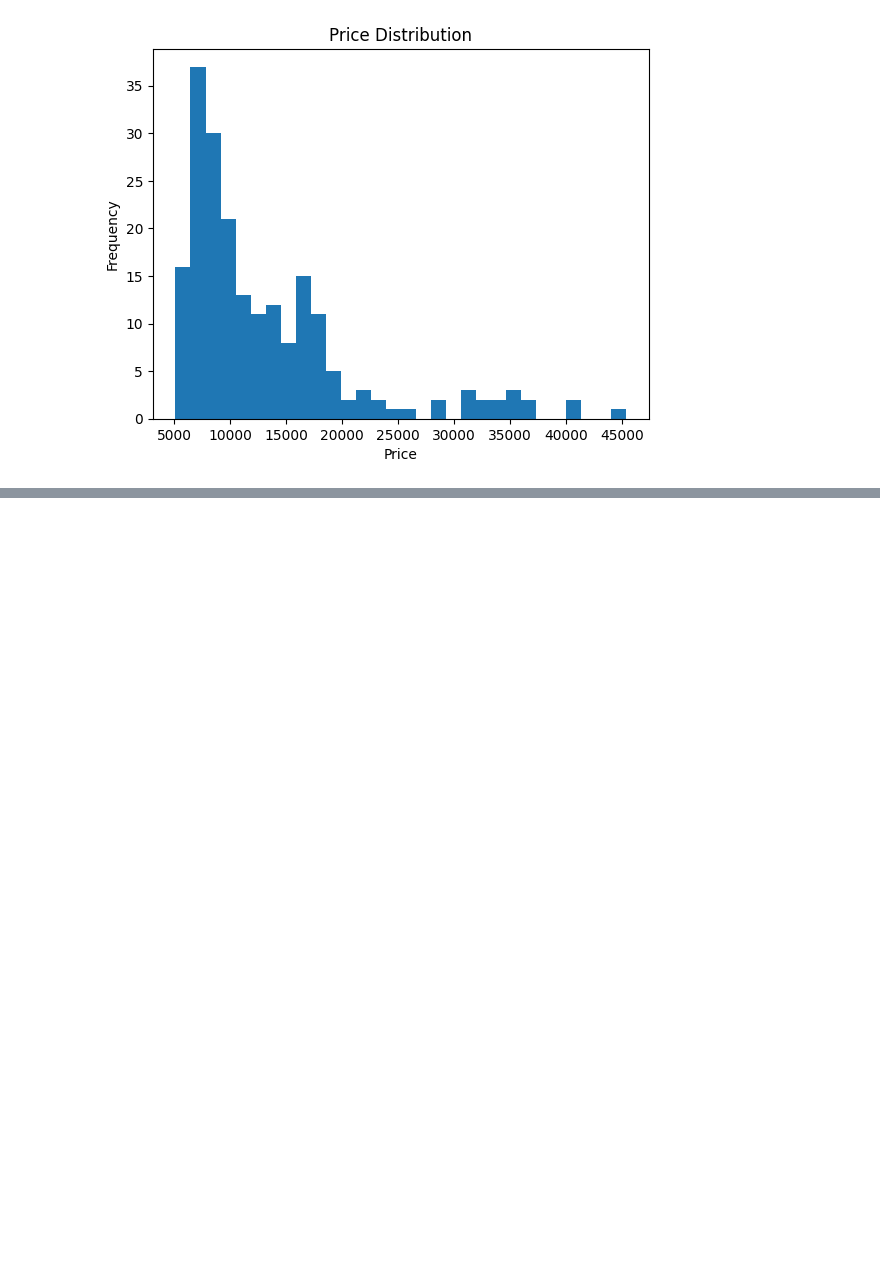
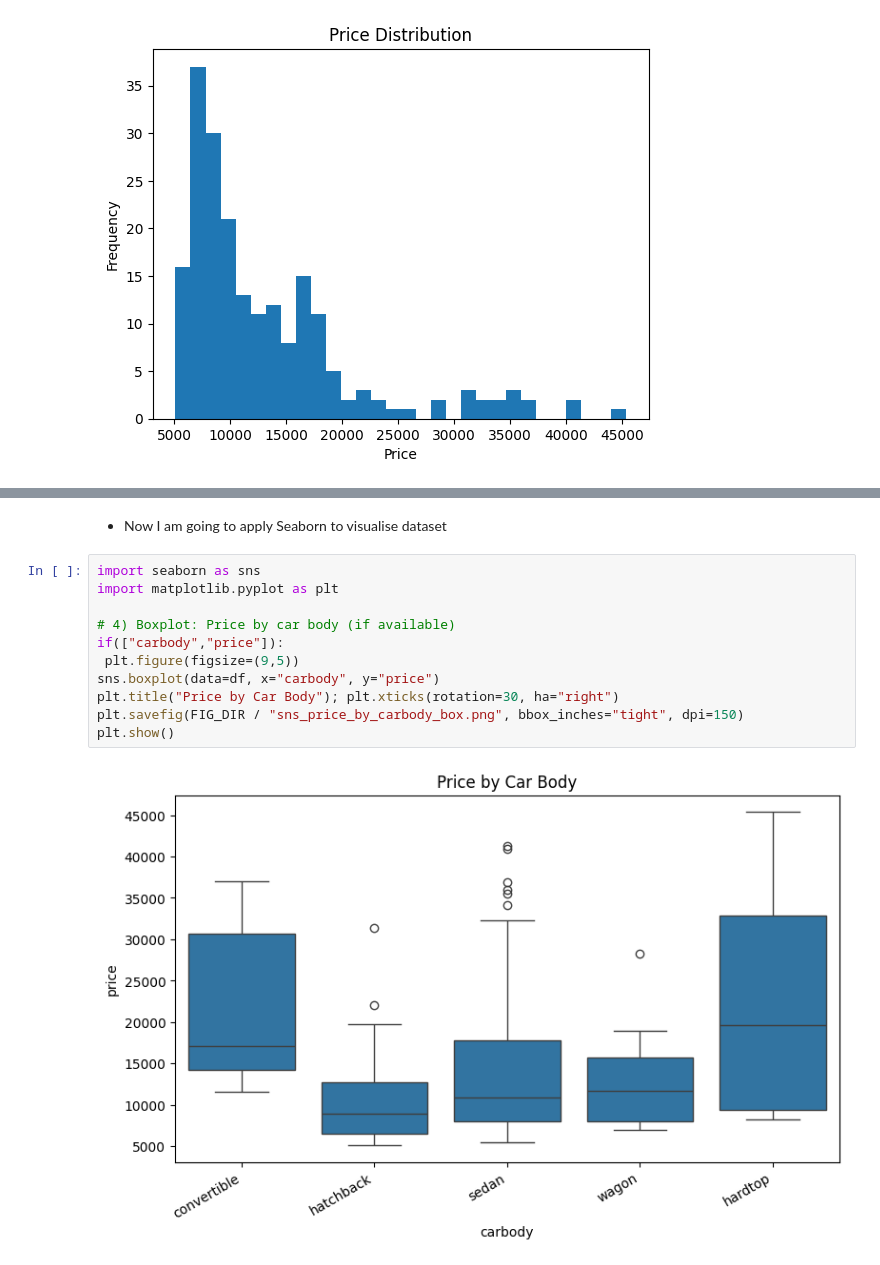
Before and after one commit to ramaz-abdelgadir/The-car-prices, a Jupyter notebook: jupyter_notebooks/data_visualisation.ipynb, the cells around one changed output, grey strips where cells are left out. Saved outputs shown, nothing was run; the diff lists cells and outputs as text; blank space fills up the shorter version.

```diff
--- a/jupyter_notebooks/data_visualisation.ipynb
+++ b/jupyter_notebooks/data_visualisation.ipynb
@@ -171,0 +195,15 @@ plt.show()
+# %% [markdown]
+* Now I am going to apply Seaborn to visualise dataset
+# %%
+import seaborn as sns
+import matplotlib.pyplot as plt
+
+# 4) Boxplot: Price by car body (if available)
+if(["carbody","price"]):
+ plt.figure(figsize=(9,5))
+sns.boxplot(data=df, x="carbody", y="price")
+plt.title("Price by Car Body"); plt.xticks(rotation=30, ha="right")
+plt.savefig(FIG_DIR / "sns_price_by_carbody_box.png", bbox_inches="tight", dpi=150)
+plt.show()
+# %% [output]
+[figure, added]
```
Also changed, not shown: parts of 16 cells of this notebook, 1 other file.
